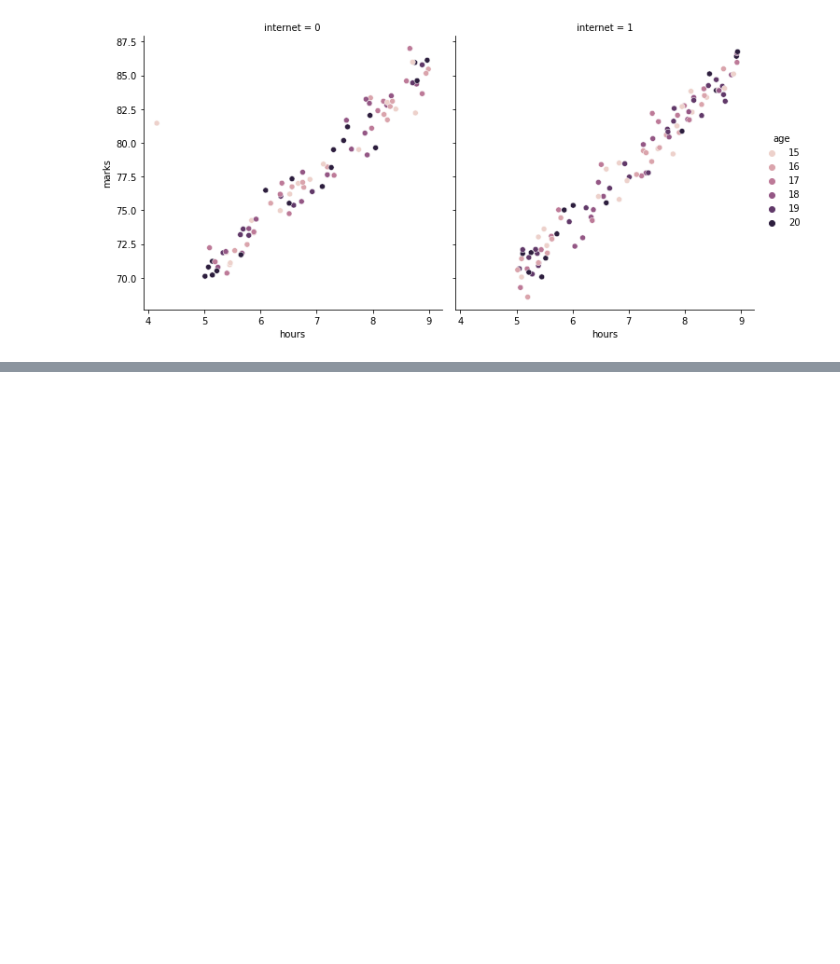
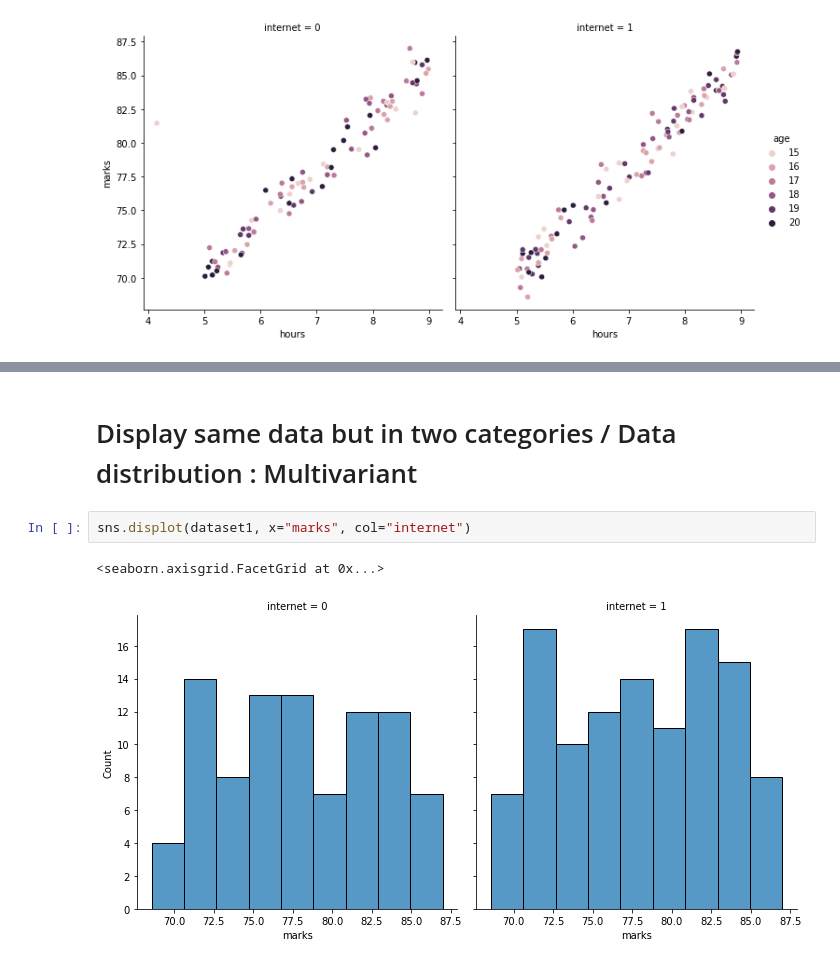
Before and after one commit to AnalystDhiren/Python-Handson, a Jupyter notebook: Handson_Seaborn.ipynb, the cells around one changed output, grey strips where cells are left out. Cells and saved outputs as stored; diff of their text form; blank space fills up the shorter version.

```diff
--- a/Handson_Seaborn.ipynb
+++ b/Handson_Seaborn.ipynb
@@ -51,0 +79,7 @@ sns.relplot(x='hours',y='marks',data=dataset1,col='internet',hue="age") #hue is
+# %% [markdown]
+# Display same data but in two categories / Data distribution : Multivariant
+# %%
+sns.displot(dataset1, x="marks", col="internet")
+# %% [output]
+<seaborn.axisgrid.FacetGrid at 0x...>
+[figure, added]
```
Also changed, not shown: parts of 22 cells of this notebook.
